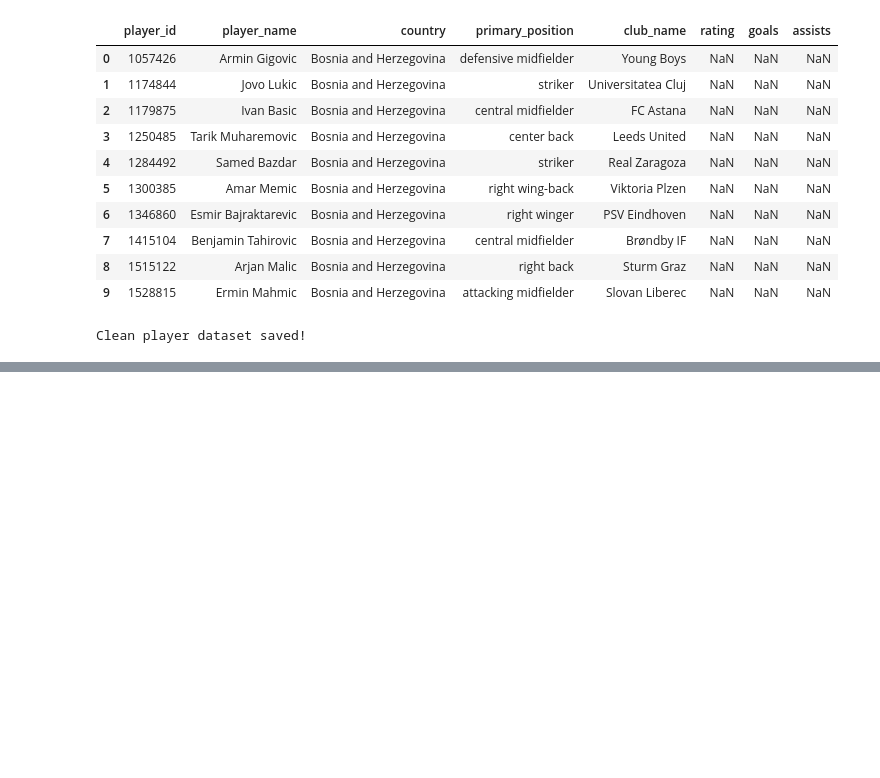
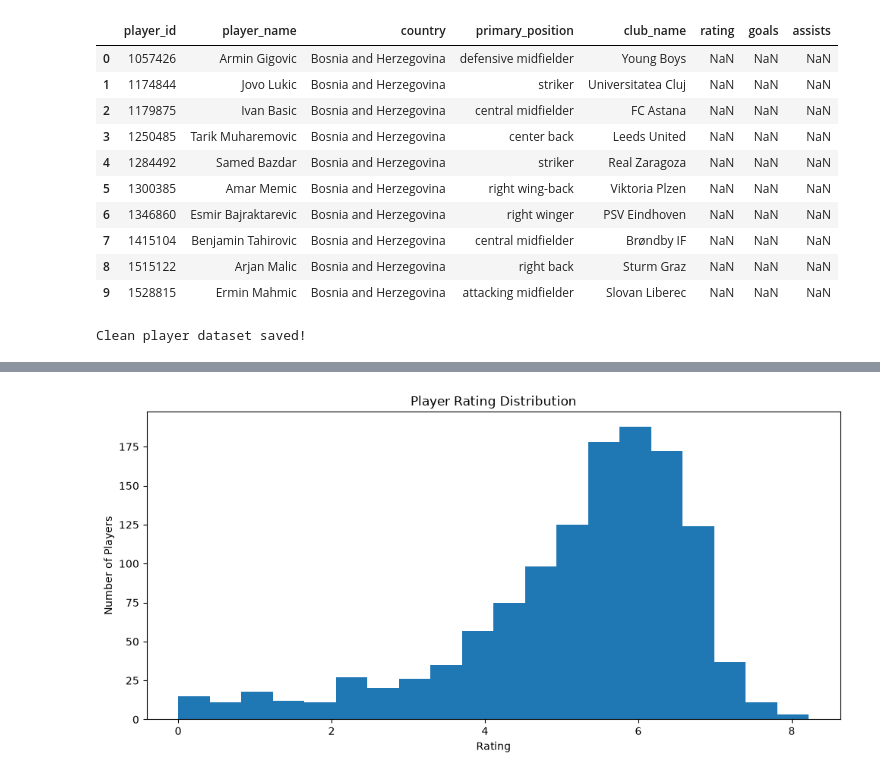
Before and after one commit to devendra35/WorldCup-Analytics, a Jupyter notebook: 01_data_exploration.ipynb, the cells around one changed output, grey strips where cells are left out. Cells and saved outputs as stored; diff of their text form; code cells hidden in the pictures; blank space fills up the shorter version.

```diff
--- a/01_data_exploration.ipynb
+++ b/01_data_exploration.ipynb
@@ -1052,0 +2760,5 @@ Clean player dataset saved!
+# %%
+for col in ["is_captain", "on_loan", "injured"]:
+    if col in players_detailed.columns:
+        print(f"\n{col}")
+        print(players_detailed[col].value_counts(dropna=False).head(20))
@@ -1052,0 +3731,20 @@ Clean player dataset saved!
+# %%
+
+# RATING DISTRIBUTION
+
+
+plt.figure(figsize=(10, 5))
+
+plt.hist(
+    df["rating"].dropna(),
+    bins=20
+)
+
+plt.title("Player Rating Distribution")
+plt.xlabel("Rating")
+plt.ylabel("Number of Players")
+
+plt.tight_layout()
+plt.show()
+# %% [output]
+[figure, added]
```
Also changed, not shown: parts of 132 cells of this notebook, 9 other files.
